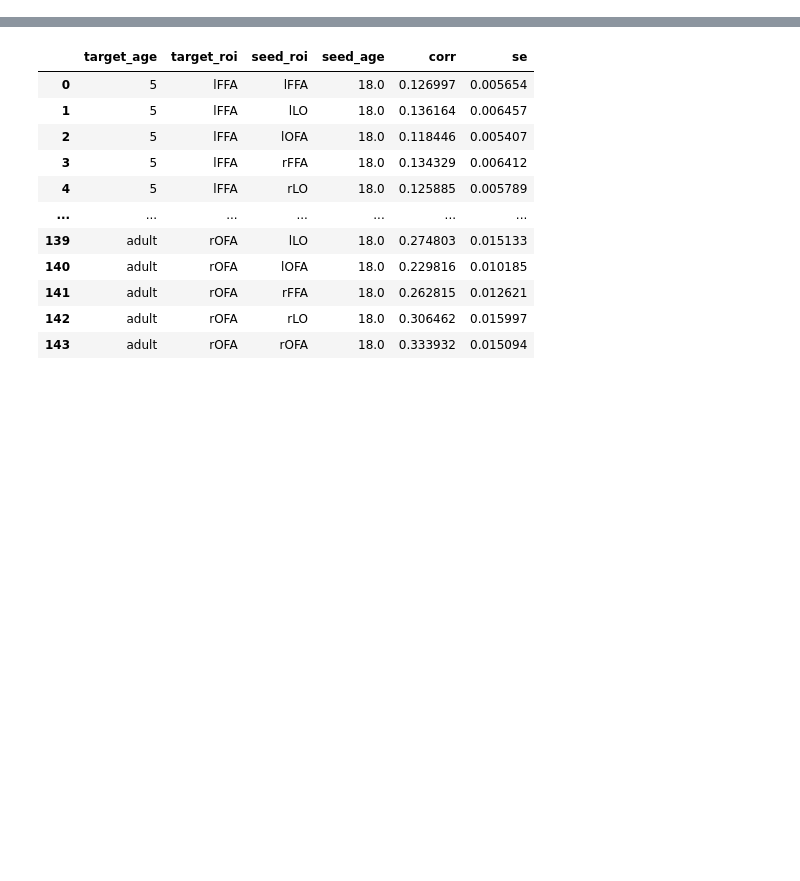
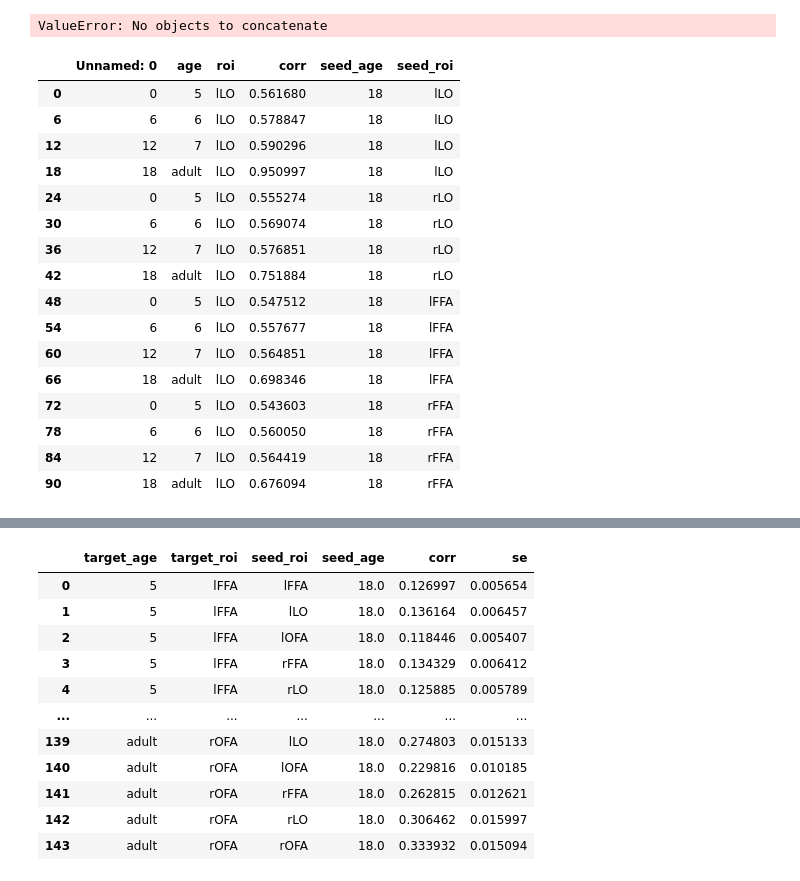
Before and after one commit to vayzenb/ginn, a Jupyter notebook: exps/plot_human_results.ipynb, the cells around one changed output, grey strips where cells are left out. Cells and saved outputs as stored; diff of their text form; code cells hidden in the pictures; blank space fills up the shorter version.

```diff
--- a/exps/plot_human_results.ipynb
+++ b/exps/plot_human_results.ipynb
@@ -24,2 +24,53 @@ ages = [ '5', '6', '7','8', 'adult']
+# %%
+"""
+MVPD with cross-val on video
+"""
+exp = 'mvpd'
+df = pd.read_csv(f'{results_dir}/{exp}/human_summary_50_srm_sub_cv.csv')
+df['age'] = df['age'].astype(str)
+df['age'][df['age']== '18'] = 'adult'
+
+for roi in rois:
+
+    summary_df = df[df['roi'] == roi]
+    summary_df['age'] = pd.Categorical(summary_df['age'], categories = ages, ordered = False)
+    summary_df['seed_roi'] = pd.Categorical(summary_df['seed_roi'], categories = rois, ordered = False)
+
+    plot = ggplot(summary_df, aes(x = 'age', y = 'corr', fill = 'seed_roi')) + \
+    geom_col(stat='identity',color = 'black') + theme_classic() + \
+    '''
+    xlab('Age Group') + ylab('Correlation') + ylim(0, 0.5) + \
+    theme(text = element_text(color ='black'),
+        axis_text_x= element_text(angle = 30, size = 12),
+        axis_text_y= element_text(size = 12),
+        axis_title=element_text(size = 14),
+        axis_line=element_line(),
+        panel_border=element_blank(),
+        figure_size = (10, 5))
+    '''
+    print(plot)
+    del plot
+# %% [output]
+ValueError: No objects to concatenate
+# %%
+summary_df
+# %% [output]
+|  | Unnamed: 0 | age | roi | corr | seed_age | seed_roi |
+| 0 | 0 | 5 | lLO | 0.561680 | 18 | lLO |
+| 6 | 6 | 6 | lLO | 0.578847 | 18 | lLO |
+| 12 | 12 | 7 | lLO | 0.590296 | 18 | lLO |
+| 18 | 18 | adult | lLO | 0.950997 | 18 | lLO |
+| 24 | 0 | 5 | lLO | 0.555274 | 18 | rLO |
+| 30 | 6 | 6 | lLO | 0.569074 | 18 | rLO |
+| 36 | 12 | 7 | lLO | 0.576851 | 18 | rLO |
+| 42 | 18 | adult | lLO | 0.751884 | 18 | rLO |
+| 48 | 0 | 5 | lLO | 0.547512 | 18 | lFFA |
+| 54 | 6 | 6 | lLO | 0.557677 | 18 | lFFA |
+| 60 | 12 | 7 | lLO | 0.564851 | 18 | lFFA |
+| 66 | 18 | adult | lLO | 0.698346 | 18 | lFFA |
+| 72 | 0 | 5 | lLO | 0.543603 | 18 | rFFA |
+| 78 | 6 | 6 | lLO | 0.560050 | 18 | rFFA |
+| 84 | 12 | 7 | lLO | 0.564419 | 18 | rFFA |
+| 90 | 18 | adult | lLO | 0.676094 | 18 | rFFA |
 # %%
 """
```
Also changed, not shown: parts of 3 cells of this notebook, 14 other files.
